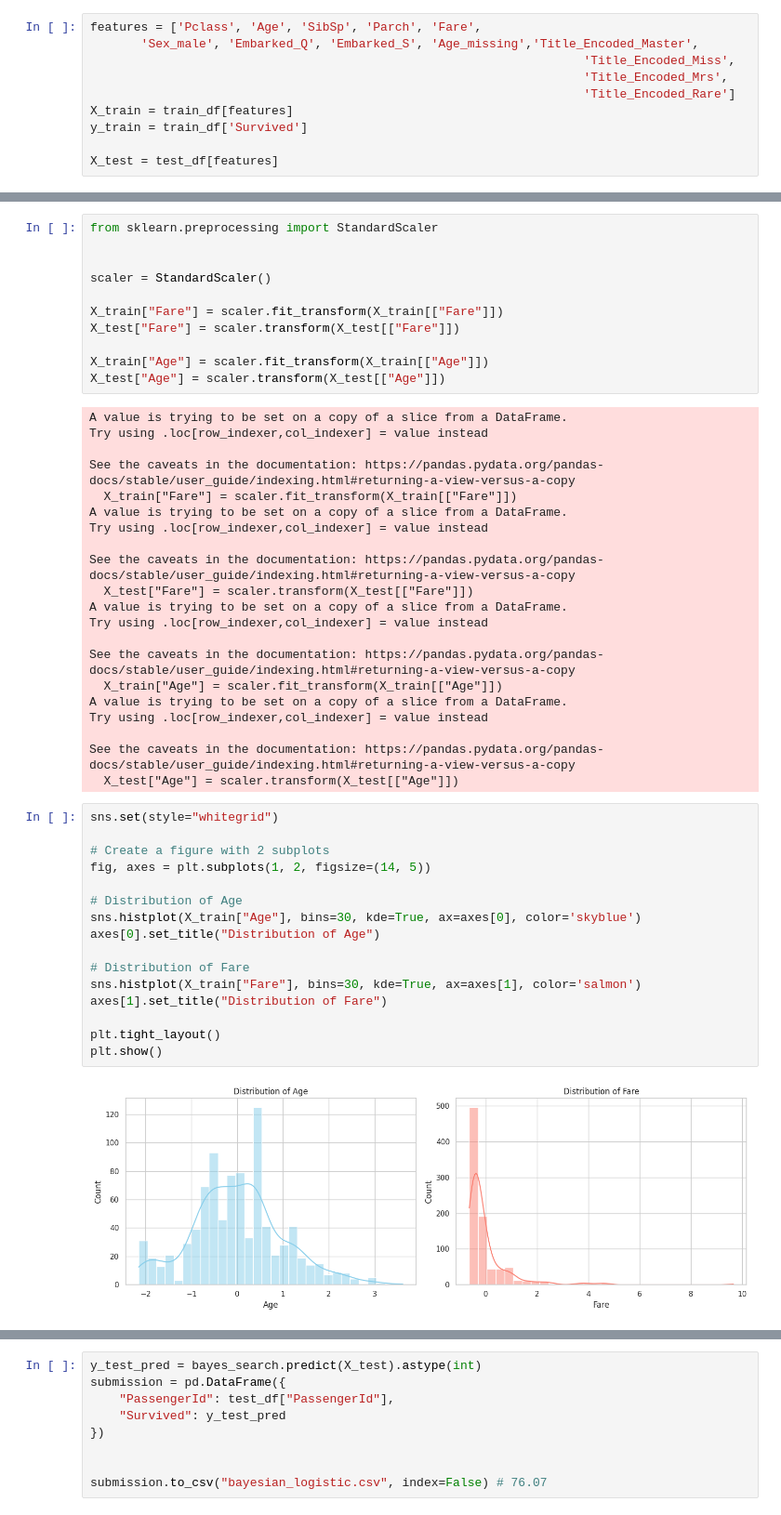
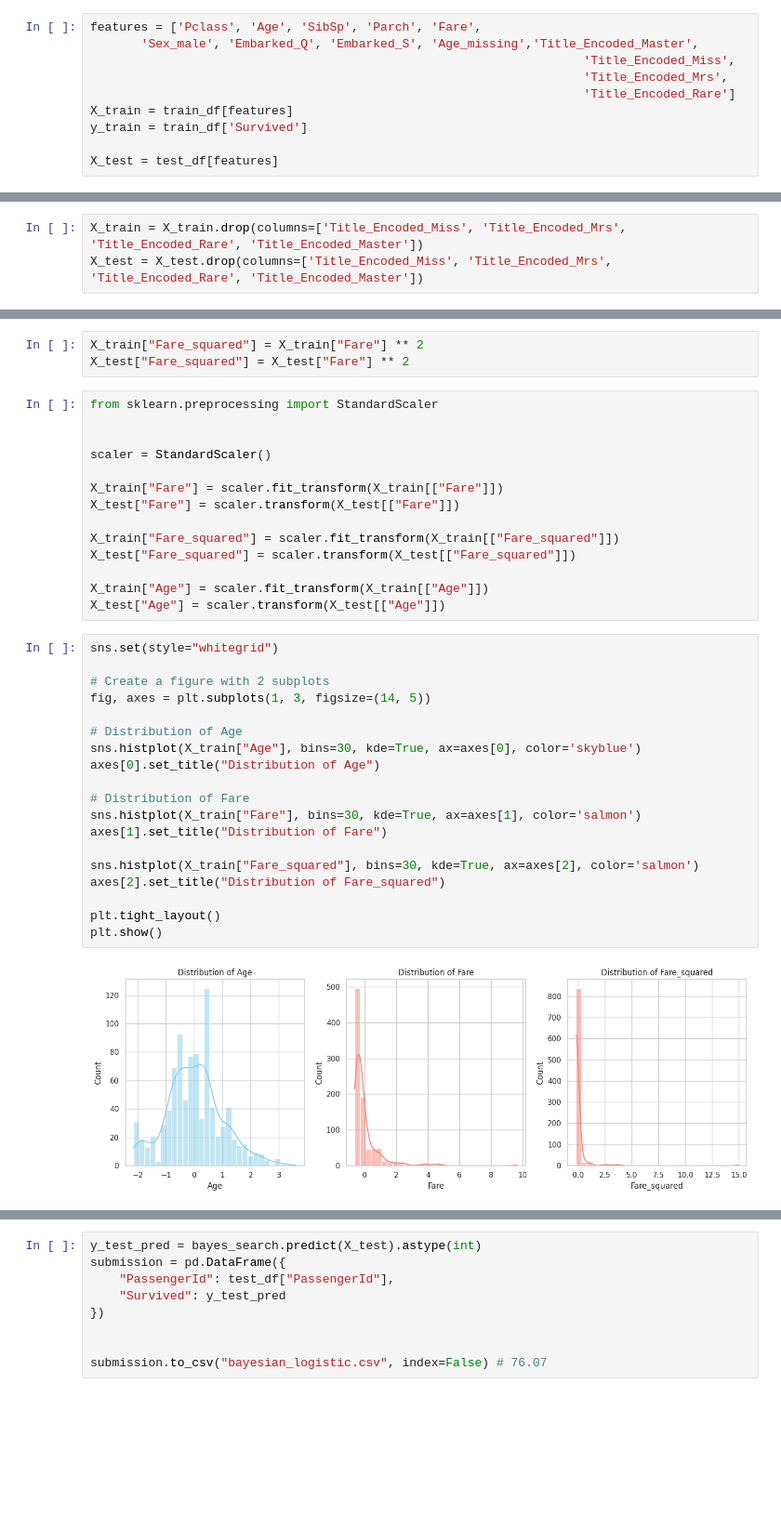
Before and after one commit to axandrei1234/titanic-challenge, a Jupyter notebook: src/test.ipynb, the cells around one changed output, grey strips where cells are left out. Shown at 93% size. Saved outputs shown, nothing was run; the diff lists cells and outputs as text; blank space fills up the shorter version.

```diff
--- a/src/test.ipynb
+++ b/src/test.ipynb
@@ -408,0 +464,3 @@ plt.show()
+# %%
+X_train = X_train.drop(columns=['Title_Encoded_Miss', 'Title_Encoded_Mrs', 'Title_Encoded_Rare', 'Title_Encoded_Master'])
+X_test = X_test.drop(columns=['Title_Encoded_Miss', 'Title_Encoded_Mrs', 'Title_Encoded_Rare', 'Title_Encoded_Master'])
@@ -409,3 +551,6 @@ plt.show()
+# %%
+X_train["Fare_squared"] = X_train["Fare"] ** 2
+X_test["Fare_squared"] = X_test["Fare"] ** 2
 # %%
 from sklearn.preprocessing import StandardScaler
 
@@ -415,44 +560,29 @@ scaler = StandardScaler()
 X_train["Fare"] = scaler.fit_transform(X_train[["Fare"]])
 X_test["Fare"] = scaler.transform(X_test[["Fare"]])
 
+X_train["Fare_squared"] = scaler.fit_transform(X_train[["Fare_squared"]])
+X_test["Fare_squared"] = scaler.transform(X_test[["Fare_squared"]])
+
 X_train["Age"] = scaler.fit_transform(X_train[["Age"]])
 X_test["Age"] = scaler.transform(X_test[["Age"]])
-# %% [output]
-A value is trying to be set on a copy of a slice from a DataFrame.
-Try using .loc[row_indexer,col_indexer] = value instead
-
-See the caveats in the documentation: https://pandas.pydata.org/pandas-docs/stable/user_guide/indexing.html#returning-a-view-versus-a-copy
-  X_train["Fare"] = scaler.fit_transform(X_train[["Fare"]])
-A value is trying to be set on a copy of a slice from a DataFrame.
-Try using .loc[row_indexer,col_indexer] = value instead
-
-See the caveats in the documentation: https://pandas.pydata.org/pandas-docs/stable/user_guide/indexing.html#returning-a-view-versus-a-copy
-  X_test["Fare"] = scaler.transform(X_test[["Fare"]])
-A value is trying to be set on a copy of a slice from a DataFrame.
-Try using .loc[row_indexer,col_indexer] = value instead
-
-See the caveats in the documentation: https://pandas.pydata.org/pandas-docs/stable/user_guide/indexing.html#returning-a-view-versus-a-copy
-  X_train["Age"] = scaler.fit_transform(X_train[["Age"]])
-A value is trying to be set on a copy of a slice from a DataFrame.
-Try using .loc[row_indexer,col_indexer] = value instead
-
-See the caveats in the documentation: https://pandas.pydata.org/pandas-docs/stable/user_guide/indexing.html#returning-a-view-versus-a-copy
-  X_test["Age"] = scaler.transform(X_test[["Age"]])
 # %%
 sns.set(style="whitegrid")
 
 # Create a figure with 2 subplots
-fig, axes = plt.subplots(1, 2, figsize=(14, 5))
+fig, axes = plt.subplots(1, 3, figsize=(14, 5))
 
 # Distribution of Age
 sns.histplot(X_train["Age"], bins=30, kde=True, ax=axes[0], color='skyblue')
 axes[0].set_title("Distribution of Age")
 
 # Distribution of Fare
 sns.histplot(X_train["Fare"], bins=30, kde=True, ax=axes[1], color='salmon')
 axes[1].set_title("Distribution of Fare")
 
+sns.histplot(X_train["Fare_squared"], bins=30, kde=True, ax=axes[2], color='salmon')
+axes[2].set_title("Distribution of Fare_squared")
+
 plt.tight_layout()
 plt.show()
 # %% [output]
-[figure, old version]
+[figure, new version]
```
Also changed, not shown: parts of 17 cells of this notebook.
